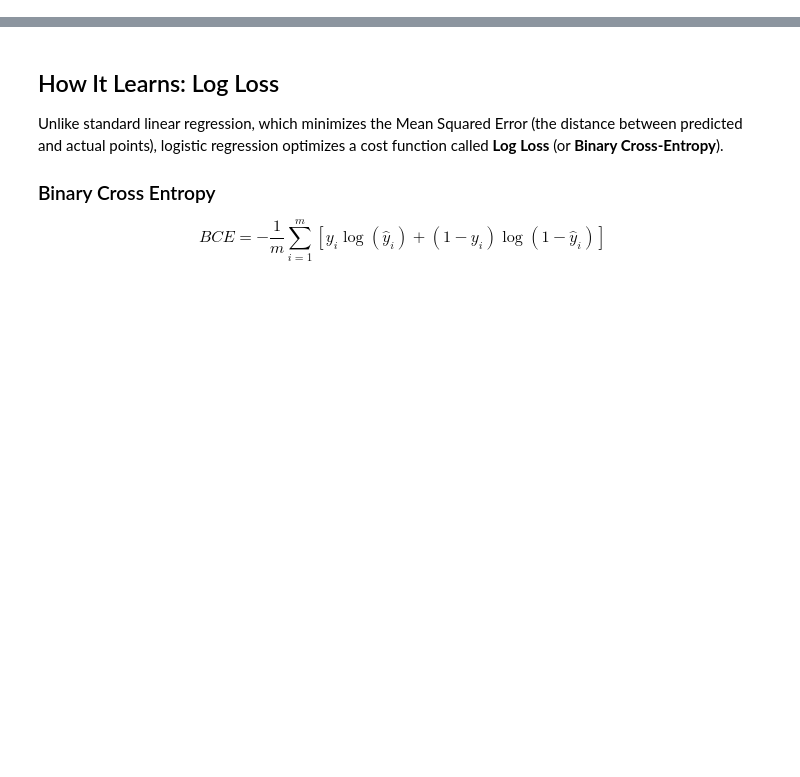
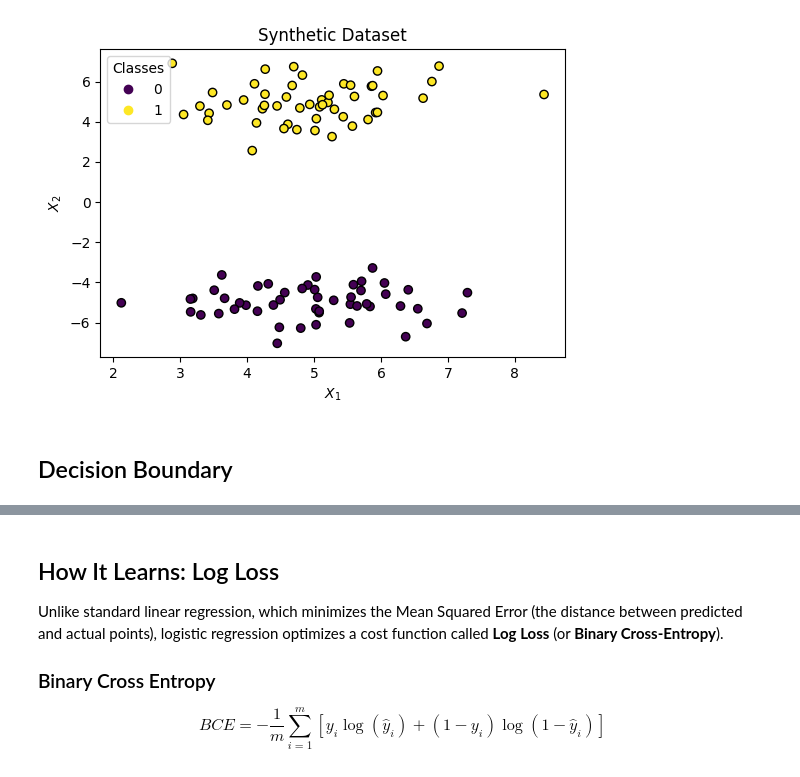
Before and after one commit to HassanAlgoz/machine-learning-python, a Jupyter notebook: content/modules/M1/04_class/01_logistic_regression.ipynb, the cells around one changed output, grey strips where cells are left out. Cells and saved outputs as stored; diff of their text form; code cells hidden in the pictures; blank space fills up the shorter version.

```diff
--- a/content/modules/M1/04_class/01_logistic_regression.ipynb
+++ b/content/modules/M1/04_class/01_logistic_regression.ipynb
@@ -8 +33,23 @@ dir: ltr
+# %%
+import matplotlib.pyplot as plt
+
+fig, ax = plt.subplots(figsize=(6, 4))
+
+scatter = ax.scatter(
+    x=X[:, 0],
+    y=X[:, 1],
+    c=y, # color
+    edgecolor="black"
+)
+
+ax.set(
+    title="Synthetic Dataset",
+    xlabel="$X_1$",
+    ylabel="$X_2$"
+)
+_ = ax.legend(*scatter.legend_elements(), title="Classes")
+# %% [output]
+[figure, added]
+# %% [markdown]
+## Decision Boundary
 # %% [markdown]
```
Also changed, not shown: parts of 32 cells of this notebook.
